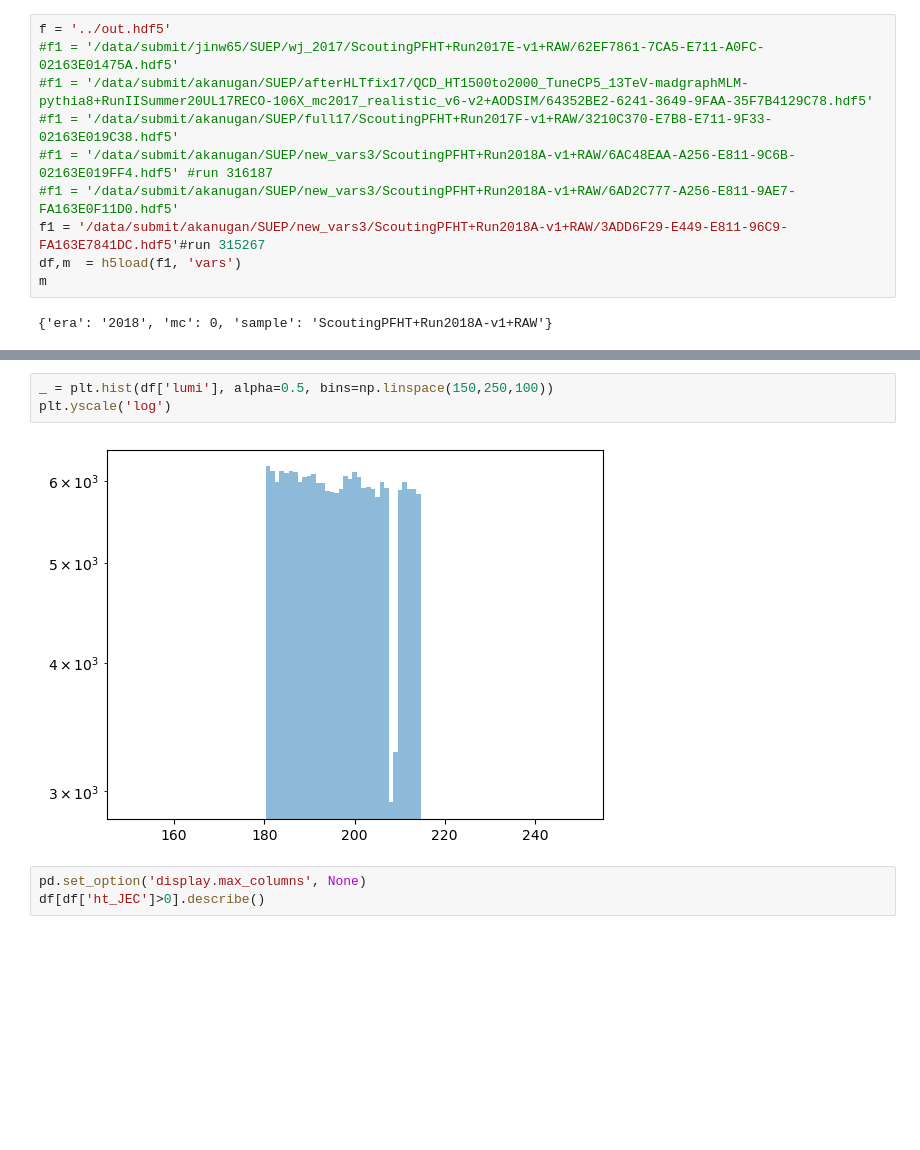
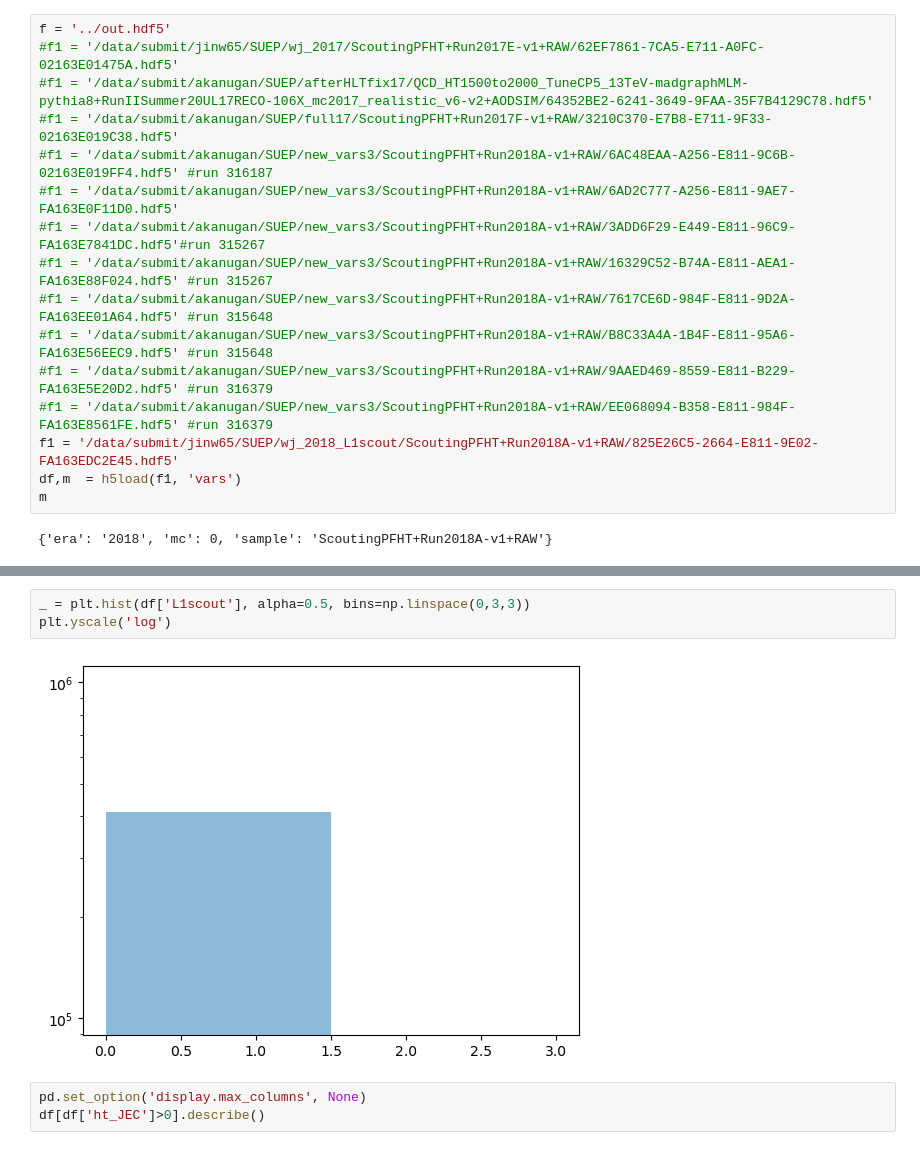
Before and after one commit to akanugan/SUEPCoffea_dask, a Jupyter notebook: plotting/check_hdf5.ipynb, the cells around one changed output, grey strips where cells are left out. Drawn from its saved outputs; the diff is of its cells as text; blank space fills up the shorter version.

Commit message:
events/lumi plot changes

```diff
--- a/plotting/check_hdf5.ipynb
+++ b/plotting/check_hdf5.ipynb
@@ -19,7 +19,13 @@ f = '../out.hdf5'
 #f1 = '/data/submit/akanugan/SUEP/full17/ScoutingPFHT+Run2017F-v1+RAW/3210C370-E7B8-E711-9F33-02163E019C38.hdf5'
 #f1 = '/data/submit/akanugan/SUEP/new_vars3/ScoutingPFHT+Run2018A-v1+RAW/6AC48EAA-A256-E811-9C6B-02163E019FF4.hdf5' #run 316187
 #f1 = '/data/submit/akanugan/SUEP/new_vars3/ScoutingPFHT+Run2018A-v1+RAW/6AD2C777-A256-E811-9AE7-FA163E0F11D0.hdf5'
-f1 = '/data/submit/akanugan/SUEP/new_vars3/ScoutingPFHT+Run2018A-v1+RAW/3ADD6F29-E449-E811-96C9-FA163E7841DC.hdf5'#run 315267
+#f1 = '/data/submit/akanugan/SUEP/new_vars3/ScoutingPFHT+Run2018A-v1+RAW/3ADD6F29-E449-E811-96C9-FA163E7841DC.hdf5'#run 315267
+#f1 = '/data/submit/akanugan/SUEP/new_vars3/ScoutingPFHT+Run2018A-v1+RAW/16329C52-B74A-E811-AEA1-FA163E88F024.hdf5' #run 315267
+#f1 = '/data/submit/akanugan/SUEP/new_vars3/ScoutingPFHT+Run2018A-v1+RAW/7617CE6D-984F-E811-9D2A-FA163EE01A64.hdf5' #run 315648
+#f1 = '/data/submit/akanugan/SUEP/new_vars3/ScoutingPFHT+Run2018A-v1+RAW/B8C33A4A-1B4F-E811-95A6-FA163E56EEC9.hdf5' #run 315648
+#f1 = '/data/submit/akanugan/SUEP/new_vars3/ScoutingPFHT+Run2018A-v1+RAW/9AAED469-8559-E811-B229-FA163E5E20D2.hdf5' #run 316379
+#f1 = '/data/submit/akanugan/SUEP/new_vars3/ScoutingPFHT+Run2018A-v1+RAW/EE068094-B358-E811-984F-FA163E8561FE.hdf5' #run 316379
+f1 = '/data/submit/jinw65/SUEP/wj_2018_L1scout/ScoutingPFHT+Run2018A-v1+RAW/825E26C5-2664-E811-9E02-FA163EDC2E45.hdf5'
 df,m  = h5load(f1, 'vars')
 m
 # %% [output]
@@ -56,8 +62,8 @@ Name: lumi, Length: 197799, dtype: uint32
 # %%
-_ = plt.hist(df['lumi'], alpha=0.5, bins=np.linspace(150,250,100))
+_ = plt.hist(df['L1scout'], alpha=0.5, bins=np.linspace(0,3,3))
 plt.yscale('log')
 # %% [output]
-[figure, old version]
+[figure, new version]
 # %%
 pd.set_option('display.max_columns', None)
 df[df['ht_JEC']>0].describe()
```
Also changed, not shown: parts of 2 cells of this notebook, 9 other files.
